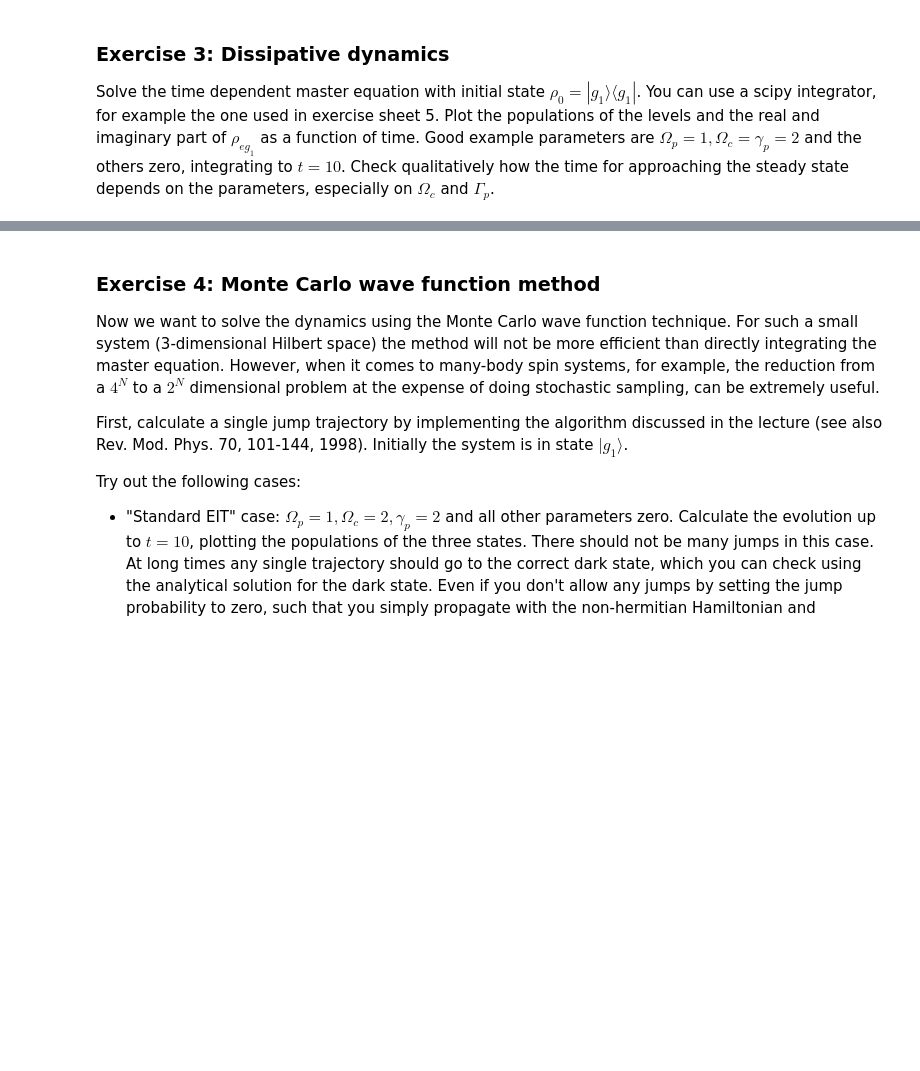
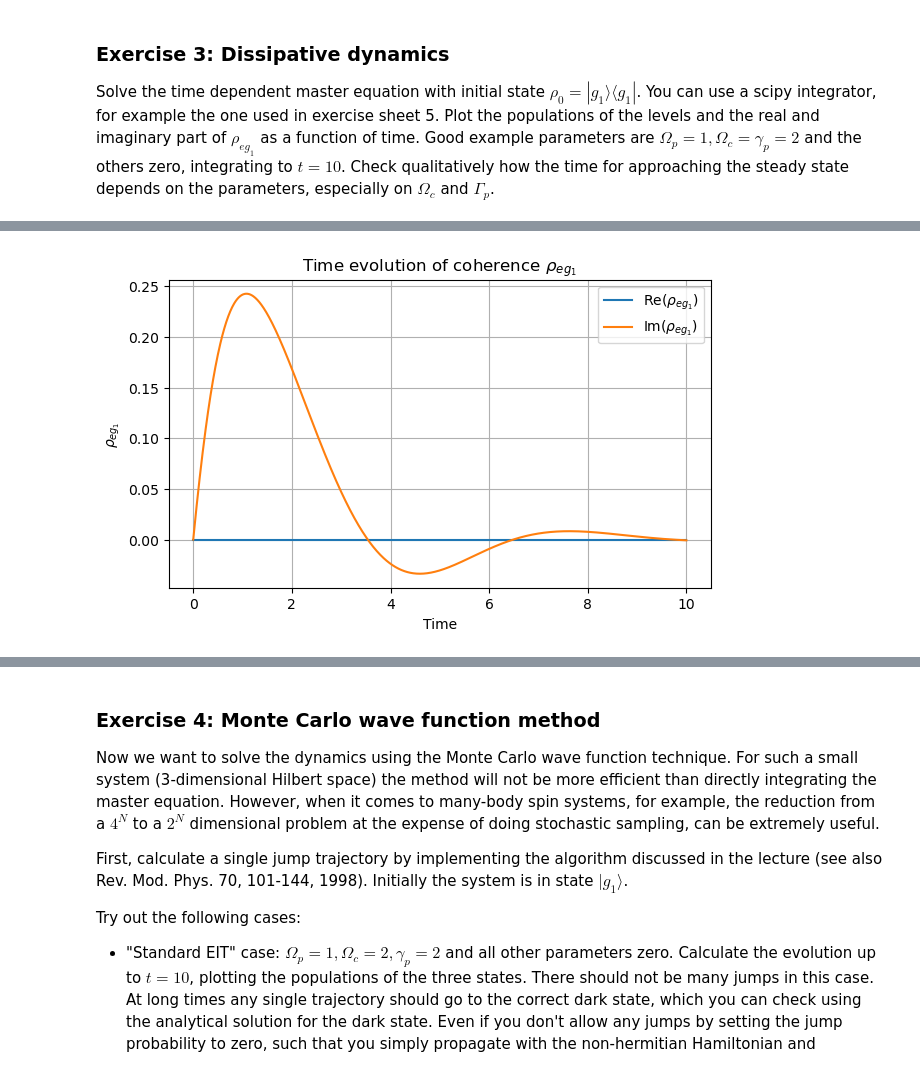
Before and after one commit to Abiyzelalem27/CQD_SS26, a Jupyter notebook: Solutions/exercise11_sol.ipynb, the cells around one changed output, grey strips where cells are left out. Saved outputs shown, nothing was run; the diff lists cells and outputs as text; code cells hidden in the pictures; blank space fills up the shorter version.

```diff
--- a/Solutions/exercise11_sol.ipynb
+++ b/Solutions/exercise11_sol.ipynb
@@ -410,0 +477,15 @@ Solve the time dependent master equation with initial state $\rho_0 = |g_1\rangl
+# %%
+# Plot real and imaginary parts ρeg1
+plt.figure(figsize=(7, 4))
+
+plt.plot(t_vals, rho_eg1.real, label=r"Re$(\rho_{eg_1})$")
+plt.plot(t_vals, rho_eg1.imag, label=r"Im$(\rho_{eg_1})$")
+
+plt.xlabel("Time")
+plt.ylabel(r"$\rho_{eg_1}$")
+plt.title(r"Time evolution of coherence $\rho_{eg_1}$")
+plt.legend()
+plt.grid(True)
+plt.show()
+# %% [output]
+[figure, added]
```
Also changed, not shown: parts of 22 cells of this notebook, 1 other file.
